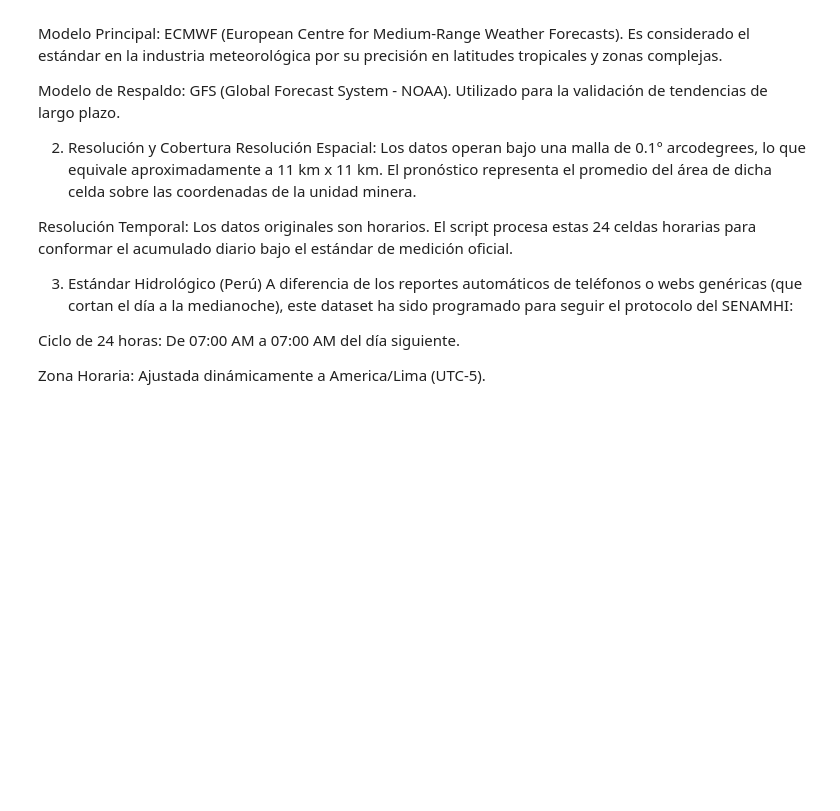
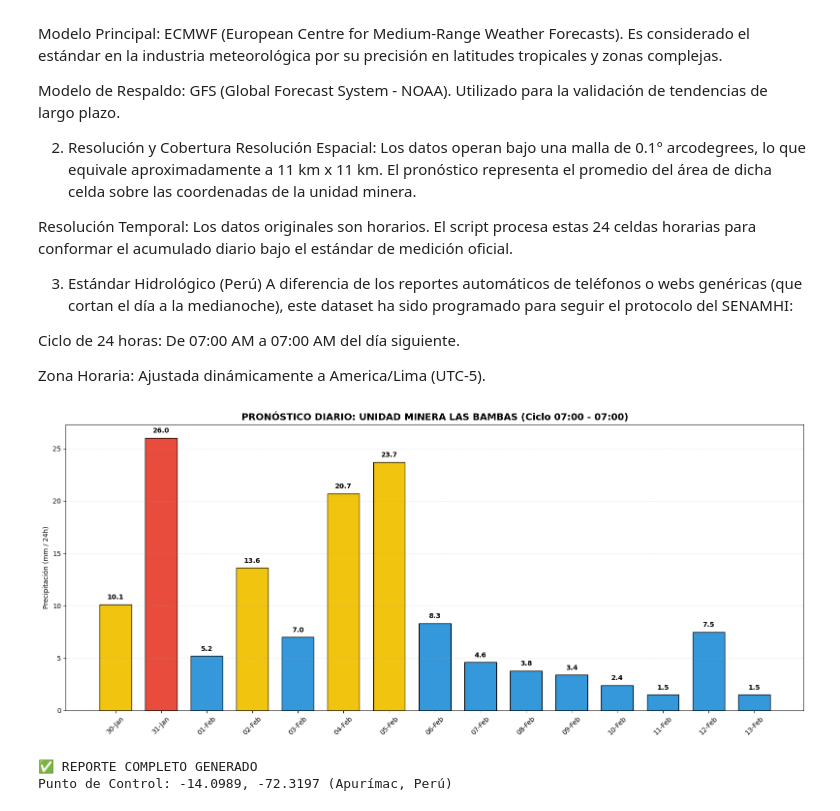
Before and after one commit to raultyv/Machine_learning, a Jupyter notebook: Prediccion_lluvia.ipynb, the cells around one changed output. Drawn from its saved outputs; the diff is of its cells as text; code cells hidden in the pictures; blank space fills up the shorter version.

```diff
--- a/Prediccion_lluvia.ipynb
+++ b/Prediccion_lluvia.ipynb
@@ -129,3 +129,81 @@ A diferencia de los reportes automáticos de teléfonos o webs genéricas (que c
 Ciclo de 24 horas: De 07:00 AM a 07:00 AM del día siguiente.
 
 Zona Horaria: Ajustada dinámicamente a America/Lima (UTC-5).
+# %%
+import openmeteo_requests
+import requests_cache
+import pandas as pd
+import matplotlib.pyplot as plt
+import folium
+from retry_requests import retry
+
+# 1. COORDENADAS DE EXTRACCIÓN (Las Bambas)
+LAT, LON = -14.0989, -72.3197
+
+# 2. CONFIGURACIÓN DE DATOS
+cache_session = requests_cache.CachedSession('.cache', expire_after=3600)
+retry_session = retry(cache_session, retries=5, backoff_factor=0.2)
+openmeteo = openmeteo_requests.Client(session=retry_session)
+
+params = {
+    "latitude": LAT, "longitude": LON,
+    "hourly": "precipitation", "timezone": "UTC", "forecast_days": 16
+}
+
+try:
+    responses = openmeteo.weather_api("https://api.open-meteo.com/v1/forecast", params=params)
+    hourly = responses[0].Hourly()
+    precip_values = hourly.Variables(0).ValuesAsNumpy()
+
+    # 3. PROCESAMIENTO: UTC a LIMA y AJUSTE 07:00 AM
+    start_time = pd.to_datetime(hourly.Time(), unit="s", utc=True)
+    tiempos_lima = pd.date_range(start=start_time, periods=len(precip_values), freq='h').tz_convert('America/Lima')
+
+    df = pd.DataFrame({"lluvia": precip_values}, index=tiempos_lima)
+    # Restamos 7h: La lluvia del 31 a las 5am se registra como el día 30
+    df['dia_operativo'] = (df.index - pd.Timedelta(hours=7)).date
+
+    # 4. AGRUPACIÓN SEGMENTADA (Evita la barra única)
+    df_diario = df.groupby('dia_operativo')['lluvia'].sum().reset_index().head(15)
+    df_diario['lluvia'] = df_diario['lluvia'].round(1)
+
+    # 5. VISUALIZACIÓN 1: GRÁFICO DE BARRAS LIMPIO
+    plt.figure(figsize=(16, 7))
+    etiquetas = [d.strftime('%d-%b') for d in df_diario['dia_operativo']]
+    valores = df_diario['lluvia'].tolist()
+    colores = ['#3498db' if x < 10 else '#f1c40f' if x < 25 else '#e74c3c' for x in valores]
+
+    bars = plt.bar(etiquetas, valores, color=colores, edgecolor='black', width=0.7)
+    plt.title(f'PRONÓSTICO DIARIO: UNIDAD MINERA LAS BAMBAS (Ciclo 07:00 - 07:00)', fontsize=14, fontweight='bold')
+    plt.ylabel('Precipitación (mm / 24h)')
+    plt.xticks(rotation=45)
+    plt.grid(axis='y', linestyle='--', alpha=0.3)
+
+    for bar in bars:
+        yval = bar.get_height()
+        plt.text(bar.get_x() + bar.get_width()/2, yval + 0.5, f'{yval:.1f}', ha='center', fontweight='bold')
+
+    plt.tight_layout()
+    plt.show()
+
+    # 6. VISUALIZACIÓN 2: MAPA DE UBICACIÓN
+    mapa = folium.Map(location=[LAT, LON], zoom_start=12, control_scale=True)
+    folium.Marker(
+        [LAT, LON],
+        popup="Punto de Descarga: Las Bambas",
+        tooltip="Click para ver coordenadas",
+        icon=folium.Icon(color='red', icon='info-sign')
+    ).add_to(mapa)
+
+    print(f"\n✅ REPORTE COMPLETO GENERADO")
+    print(f"Punto de Control: {LAT}, {LON} (Apurímac, Perú)")
+
+    # Para mostrar el mapa en un entorno como Jupyter/Colab:
+    display(mapa)
+
+except Exception as e:
+    print(f"❌ Error crítico: {e}")
+# %% [output]
+[figure, added]
+✅ REPORTE COMPLETO GENERADO
+Punto de Control: -14.0989, -72.3197 (Apurímac, Perú)
```
Also changed, not shown: parts of 2 cells of this notebook.
